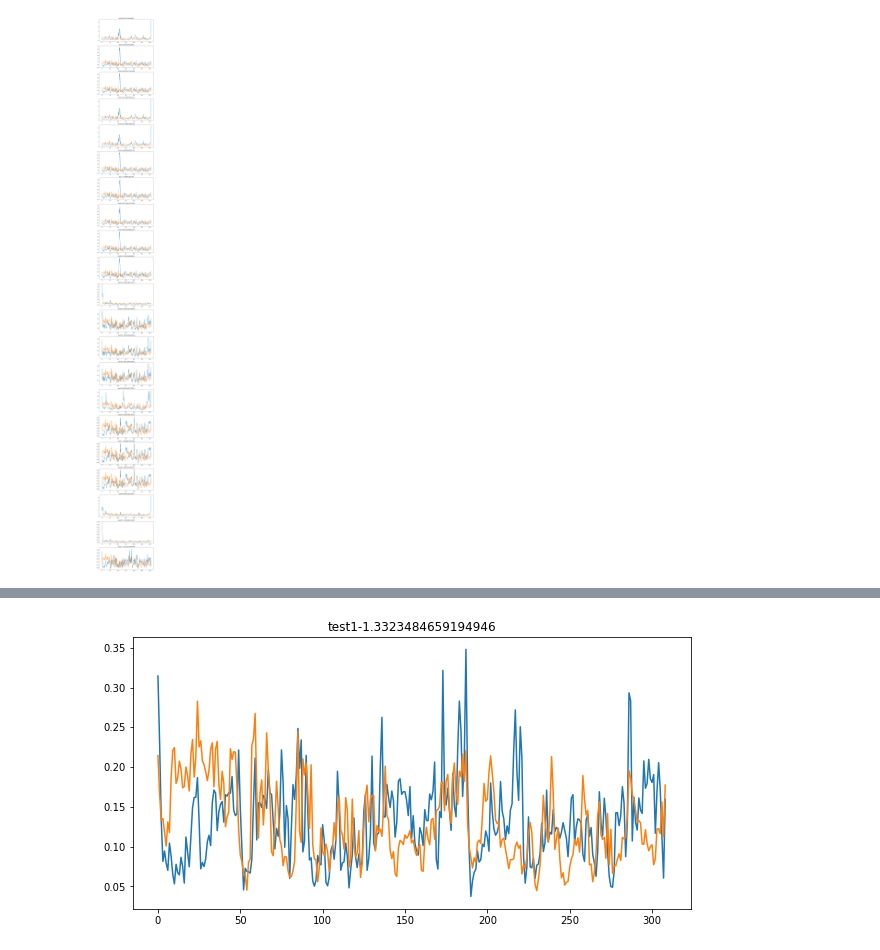
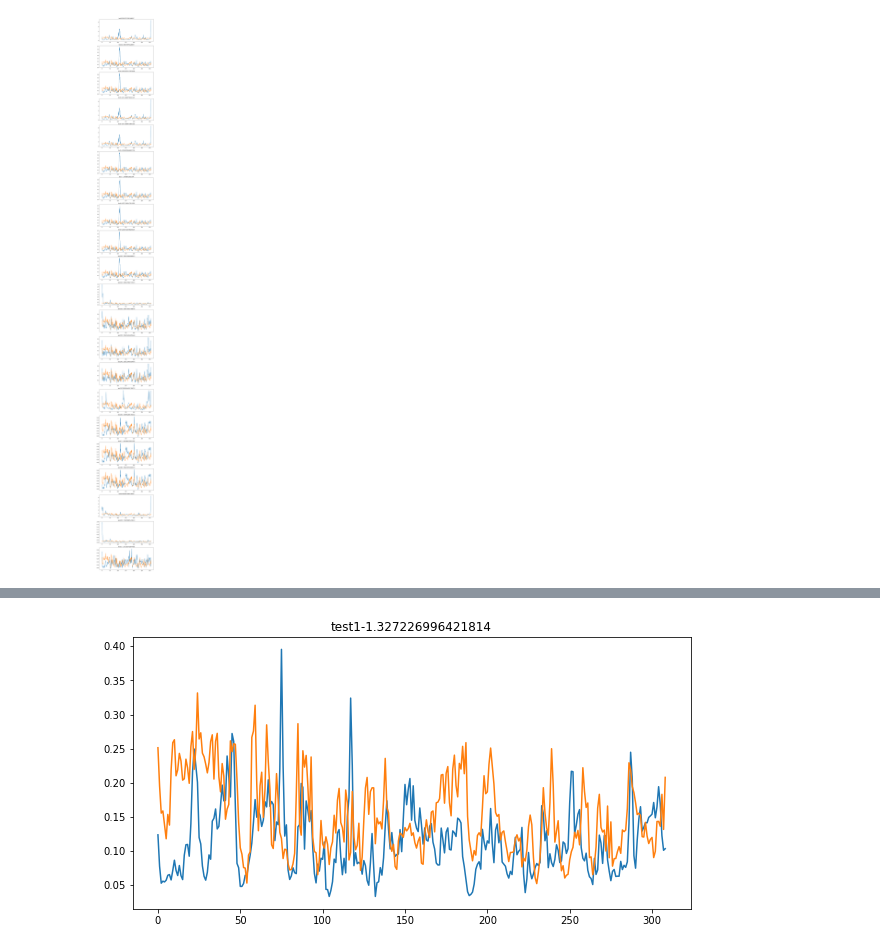
Before and after one commit to ShimeiYago/force-prediction, a Jupyter notebook: 06-analysis.ipynb, the cells around one changed output, grey strips where cells are left out. Saved outputs shown, nothing was run; the diff lists cells and outputs as text; code cells hidden in the pictures.

```diff
--- a/06-analysis.ipynb
+++ b/06-analysis.ipynb
@@ -74,7 +74,7 @@ N = 1
 fig = plt.figure(figsize=(10, 5*N))
 for i in range(1, N+1):
     ax = fig.add_subplot(N, 1, i)
-    fp = "remote-workspace/fitting/test16.npy"
+    fp = "remote-workspace/fitting/test23.npy"
     arr = np.load(fp)[:, ARRANGED_INDECES, :]
     T = np.sum(np.square(arr[1:] - arr[:-1]))
     ax.set_title(f"test{i}-{T}")
@@ -88,16 +88,16 @@ for i in range(1, N+1):
 # %%
 N = 1
 fig = plt.figure(figsize=(10, 5*N))
 for i in range(1, N+1):
     ax = fig.add_subplot(N, 1, i)
-    fp = "remote-workspace/fitting/test21.npy"
+    fp = "remote-workspace/fitting/test24.npy"
     arr = np.load(fp)[:, ARRANGED_INDECES, :]
     T = np.sum(np.square(arr[1:] - arr[:-1]))
     ax.set_title(f"test{i}-{T}")
     rmsf = calu_rmsf(arr[:, l:u, :])
     ax.plot(rmsf)
 
-    ax.plot(act_rmsf*(np.mean(rmsf)/np.mean(act_rmsf)))
-#     ax.plot(act_rmsf)
+#     ax.plot(act_rmsf*(np.mean(rmsf)/np.mean(act_rmsf)))
+    ax.plot(act_rmsf)
 # %% [output]
-[figure, old version]
+[figure, new version]
```
Also changed, not shown: parts of 3 cells of this notebook, 5 other files.
